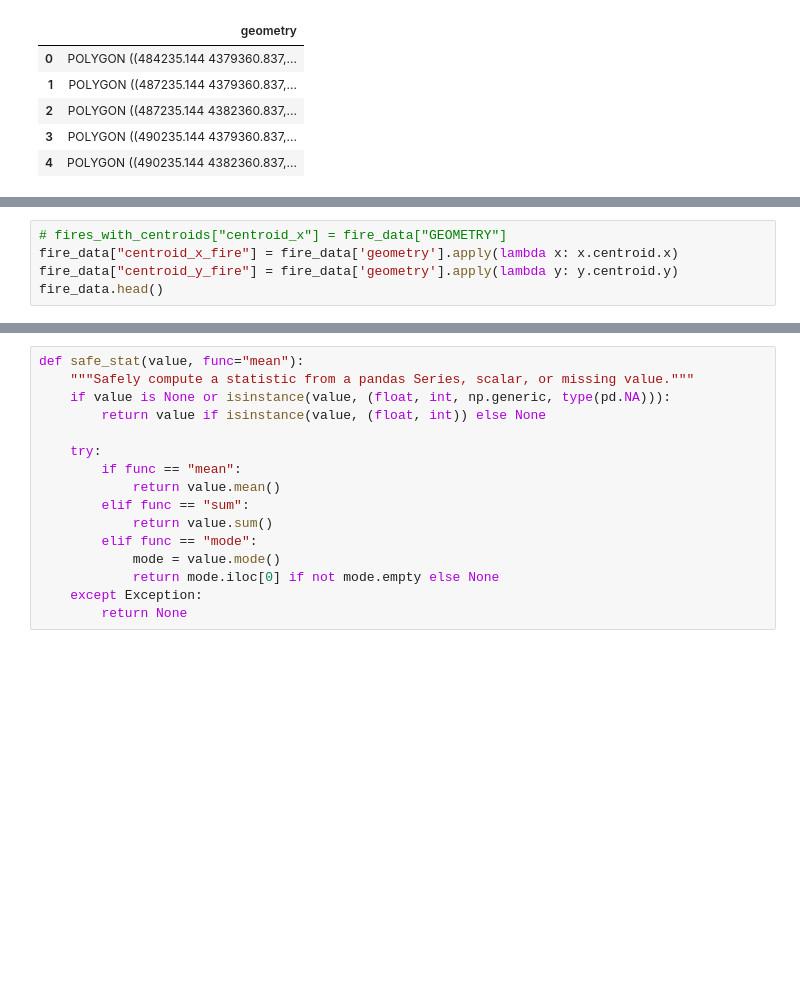
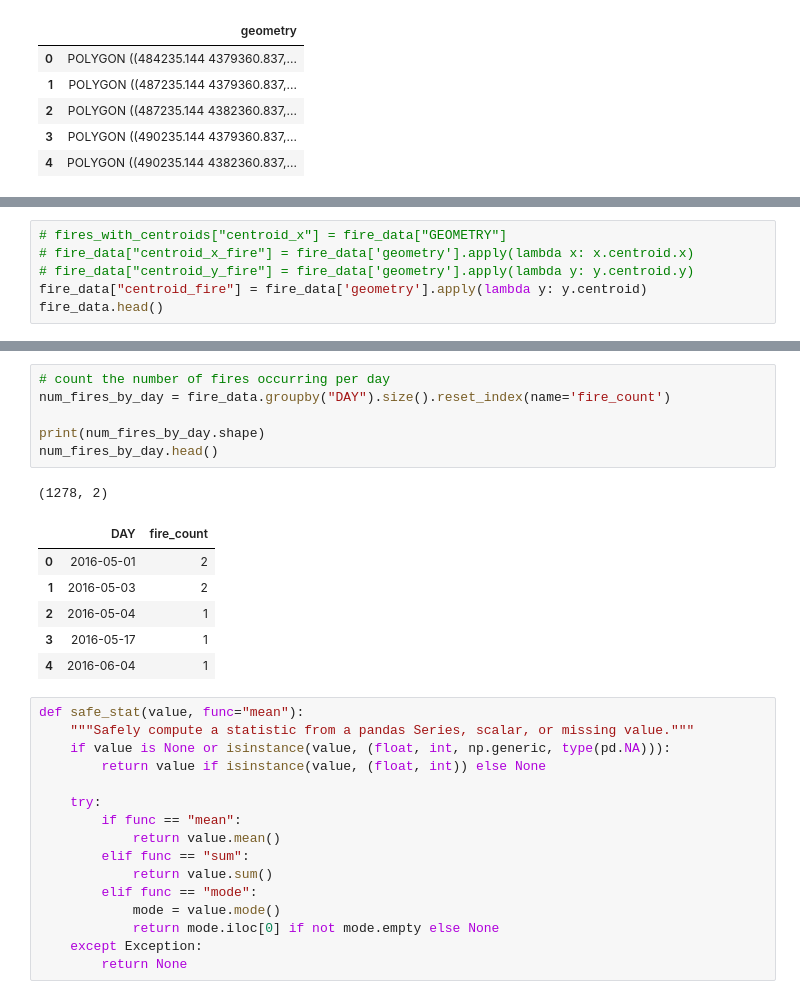
Before and after one commit to selinceydeli/Full-Graph_Wildfire_Prediction, a Jupyter notebook: prep_data.ipynb, the cells around one changed output, grey strips where cells are left out. Cells and saved outputs as stored; diff of their text form; blank space fills up the shorter version.

```diff
--- a/prep_data.ipynb
+++ b/prep_data.ipynb
@@ -223,7 +234,8 @@ Assumption - if a centroid overlaps with a fire point - this is our fire node. W
 # %%
 # fires_with_centroids["centroid_x"] = fire_data["GEOMETRY"]
-fire_data["centroid_x_fire"] = fire_data['geometry'].apply(lambda x: x.centroid.x)
-fire_data["centroid_y_fire"] = fire_data['geometry'].apply(lambda y: y.centroid.y)
+# fire_data["centroid_x_fire"] = fire_data['geometry'].apply(lambda x: x.centroid.x)
+# fire_data["centroid_y_fire"] = fire_data['geometry'].apply(lambda y: y.centroid.y)
+fire_data["centroid_fire"] = fire_data['geometry'].apply(lambda y: y.centroid)
 fire_data.head()
 # %% [output]
 |  | id | FIREDATE | LASTUPDATE | COUNTRY | PROVINCE | COMMUNE | AREA_HA | BROADLEA | CONIFER | MIXED | ... |
@@ -248,3 +264,17 @@ grouped_by_day.shape
+# %%
+# count the number of fires occurring per day
+num_fires_by_day = fire_data.groupby("DAY").size().reset_index(name='fire_count')
+
+print(num_fires_by_day.shape)
+num_fires_by_day.head()
+# %% [output]
+(1278, 2)
+|  | DAY | fire_count |
+| 0 | 2016-05-01 | 2 |
+| 1 | 2016-05-03 | 2 |
+| 2 | 2016-05-04 | 1 |
+| 3 | 2016-05-17 | 1 |
+| 4 | 2016-06-04 | 1 |
 # %%
 def safe_stat(value, func="mean"):
     """Safely compute a statistic from a pandas Series, scalar, or missing value."""
```
Also changed, not shown: parts of 23 cells of this notebook, 2 other files.
